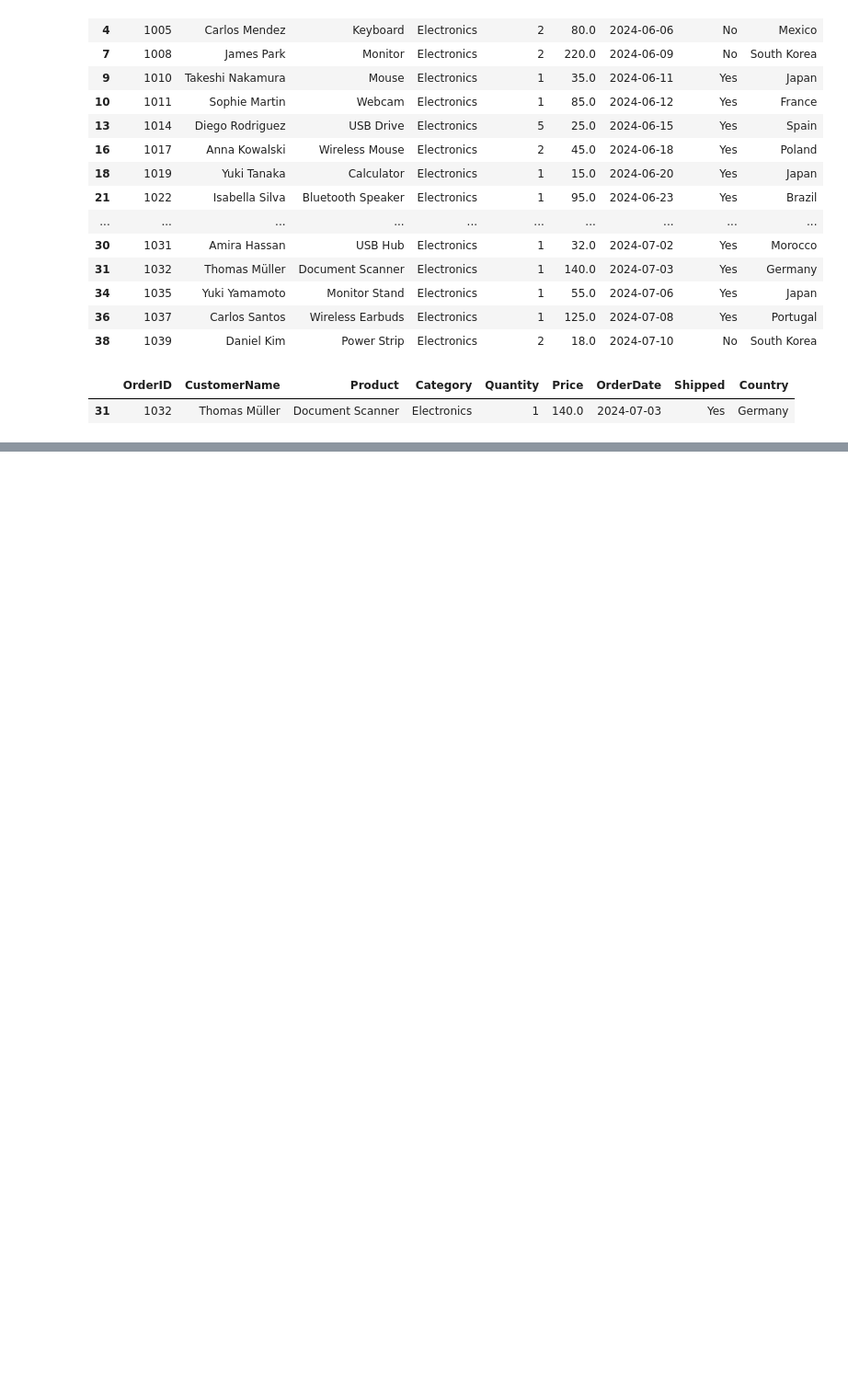
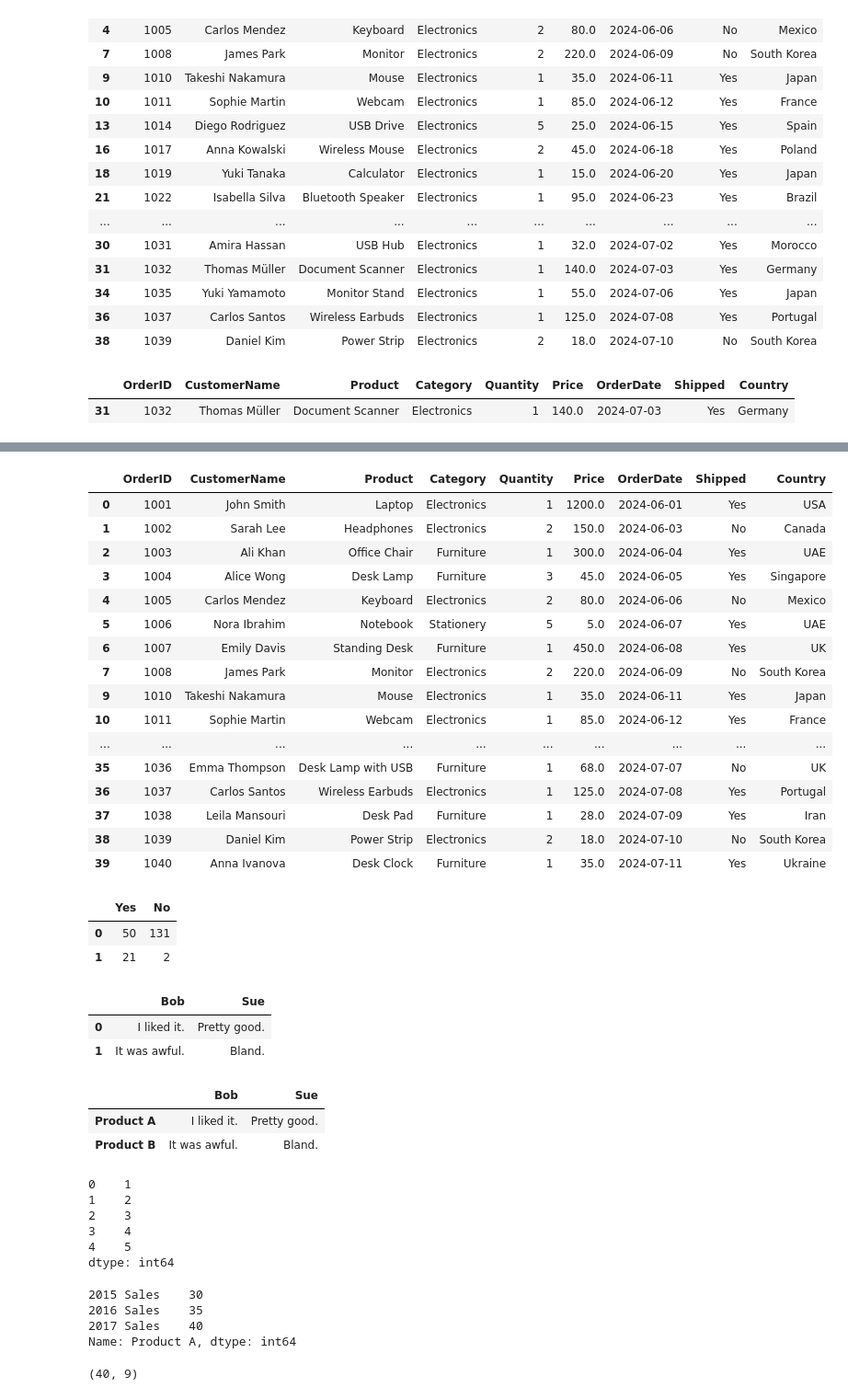
Before and after one commit to M0d3v1/Learn-pandas, a Jupyter notebook: notebook.ipynb, the cells around one changed output, grey strips where cells are left out. Shown: that part at 92% size. Cells and saved outputs as stored; diff of their text form; code cells hidden in the pictures; blank space fills up the shorter version.

```diff
--- a/notebook.ipynb
+++ b/notebook.ipynb
@@ -193,0 +229,62 @@ df[(df["Category"] == "Electronics") & (df["Country"] == "Germany")]
+# %%
+df[df["Quantity"] != 10]
+# %% [output]
+|  | OrderID | CustomerName | Product | Category | Quantity | Price | OrderDate | Shipped | Country |
+| 0 | 1001 | John Smith | Laptop | Electronics | 1 | 1200.0 | 2024-06-01 | Yes | USA |
+| 1 | 1002 | Sarah Lee | Headphones | Electronics | 2 | 150.0 | 2024-06-03 | No | Canada |
+| 2 | 1003 | Ali Khan | Office Chair | Furniture | 1 | 300.0 | 2024-06-04 | Yes | UAE |
+| 3 | 1004 | Alice Wong | Desk Lamp | Furniture | 3 | 45.0 | 2024-06-05 | Yes | Singapore |
+| 4 | 1005 | Carlos Mendez | Keyboard | Electronics | 2 | 80.0 | 2024-06-06 | No | Mexico |
+| 5 | 1006 | Nora Ibrahim | Notebook | Stationery | 5 | 5.0 | 2024-06-07 | Yes | UAE |
+| 6 | 1007 | Emily Davis | Standing Desk | Furniture | 1 | 450.0 | 2024-06-08 | Yes | UK |
+| 7 | 1008 | James Park | Monitor | Electronics | 2 | 220.0 | 2024-06-09 | No | South Korea |
+| 9 | 1010 | Takeshi Nakamura | Mouse | Electronics | 1 | 35.0 | 2024-06-11 | Yes | Japan |
+| 10 | 1011 | Sophie Martin | Webcam | Electronics | 1 | 85.0 | 2024-06-12 | Yes | France |
+| ... | ... | ... | ... | ... | ... | ... | ... | ... | ... |
+| 35 | 1036 | Emma Thompson | Desk Lamp with USB | Furniture | 1 | 68.0 | 2024-07-07 | No | UK |
+| 36 | 1037 | Carlos Santos | Wireless Earbuds | Electronics | 1 | 125.0 | 2024-07-08 | Yes | Portugal |
+| 37 | 1038 | Leila Mansouri | Desk Pad | Furniture | 1 | 28.0 | 2024-07-09 | Yes | Iran |
+| 38 | 1039 | Daniel Kim | Power Strip | Electronics | 2 | 18.0 | 2024-07-10 | No | South Korea |
+| 39 | 1040 | Anna Ivanova | Desk Clock | Furniture | 1 | 35.0 | 2024-07-11 | Yes | Ukraine |
+# %%
+# Creating, Reading and Writing
+import pandas as pd
+pd.DataFrame({'Yes': [50, 21], 'No': [131, 2]})
+# %% [output]
+|  | Yes | No |
+| 0 | 50 | 131 |
+| 1 | 21 | 2 |
+# %%
+pd.DataFrame({'Bob': ['I liked it.', 'It was awful.'], 'Sue': ['Pretty good.', 'Bland.']})
+# %% [output]
+|  | Bob | Sue |
+| 0 | I liked it. | Pretty good. |
+| 1 | It was awful. | Bland. |
+# %%
+pd.DataFrame({'Bob': ['I liked it.', 'It was awful.'],
+              'Sue': ['Pretty good.', 'Bland.']},
+             index=['Product A', 'Product B'])
+# %% [output]
+|  | Bob | Sue |
+| Product A | I liked it. | Pretty good. |
+| Product B | It was awful. | Bland. |
+# %%
+pd.Series([1, 2, 3, 4, 5])
+# %% [output]
+0    1
+1    2
+2    3
+3    4
+4    5
+dtype: int64
+# %%
+pd.Series([30, 35, 40], index=['2015 Sales', '2016 Sales', '2017 Sales'], name='Product A')
+# %% [output]
+2015 Sales    30
+2016 Sales    35
+2017 Sales    40
+Name: Product A, dtype: int64
+# %%
+df.shape
+# %% [output]
+(40, 9)
```
Also changed, not shown: parts of 50 cells of this notebook, 1 other file.
